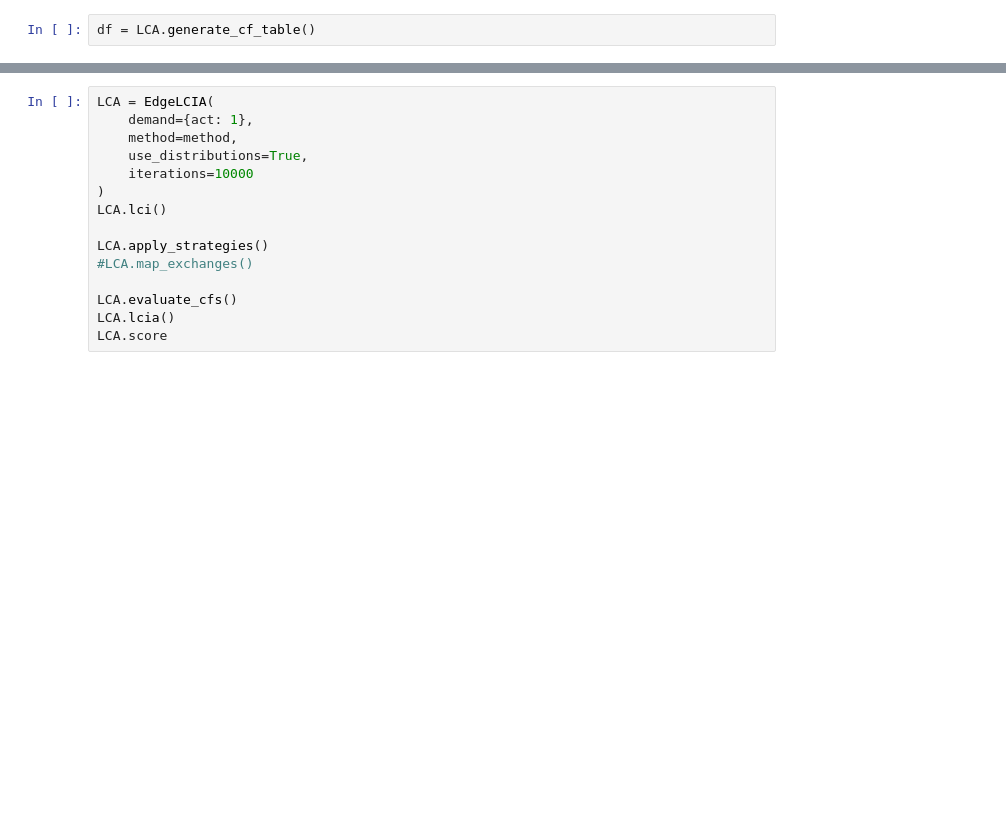
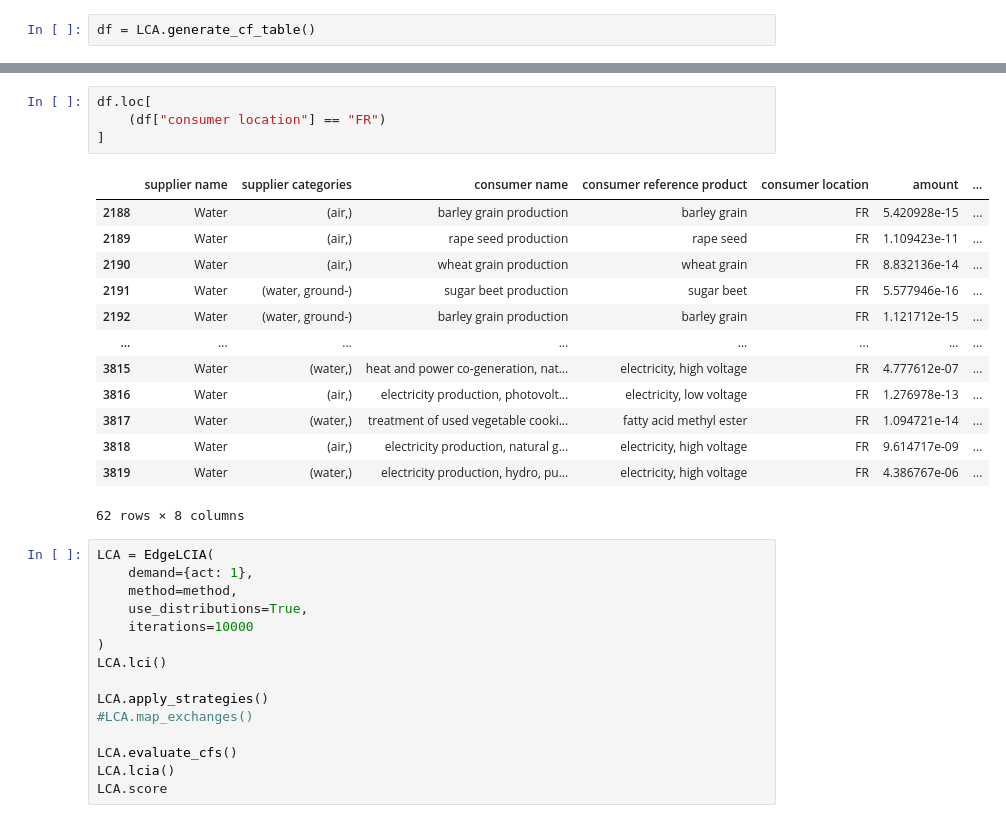
Before and after one commit to Laboratory-for-Energy-Systems-Analysis/edges, a Jupyter notebook: dev/brightcon/Notebook - edges.ipynb, the cells around one changed output, grey strips where cells are left out. Drawn from its saved outputs; the diff is of its cells as text; blank space fills up the shorter version.

```diff
--- a/dev/brightcon/Notebook - edges.ipynb
+++ b/dev/brightcon/Notebook - edges.ipynb
@@ -682,3 +683,21 @@ Name: CF, dtype: float64
+# %%
+df.loc[
+    (df["consumer location"] == "FR")
+]
+# %% [output]
+|  | supplier name | supplier categories | consumer name | consumer reference product | consumer location | amount | ... |
+| 2188 | Water | (air,) | barley grain production | barley grain | FR | 5.420928e-15 | ... |
+| 2189 | Water | (air,) | rape seed production | rape seed | FR | 1.109423e-11 | ... |
+| 2190 | Water | (air,) | wheat grain production | wheat grain | FR | 8.832136e-14 | ... |
+| 2191 | Water | (water, ground-) | sugar beet production | sugar beet | FR | 5.577946e-16 | ... |
+| 2192 | Water | (water, ground-) | barley grain production | barley grain | FR | 1.121712e-15 | ... |
+| ... | ... | ... | ... | ... | ... | ... | ... |
+| 3815 | Water | (water,) | heat and power co-generation, nat... | electricity, high voltage | FR | 4.777612e-07 | ... |
+| 3816 | Water | (air,) | electricity production, photovolt... | electricity, low voltage | FR | 1.276978e-13 | ... |
+| 3817 | Water | (water,) | treatment of used vegetable cooki... | fatty acid methyl ester | FR | 1.094721e-14 | ... |
+| 3818 | Water | (air,) | electricity production, natural g... | electricity, high voltage | FR | 9.614717e-09 | ... |
+| 3819 | Water | (water,) | electricity production, hydro, pu... | electricity, high voltage | FR | 4.386767e-06 | ... |
+62 rows × 8 columns
 # %%
 LCA = EdgeLCIA(
     demand={act: 1},
```
Also changed, not shown: parts of 13 cells of this notebook, 12 other files.
